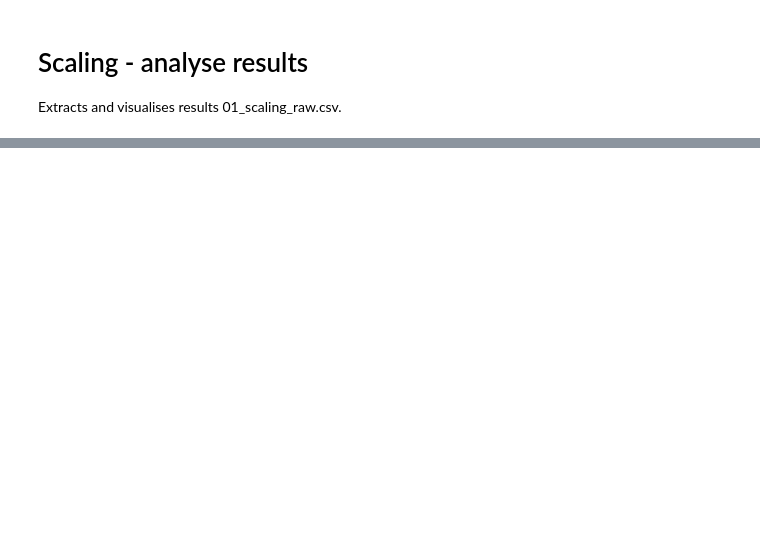
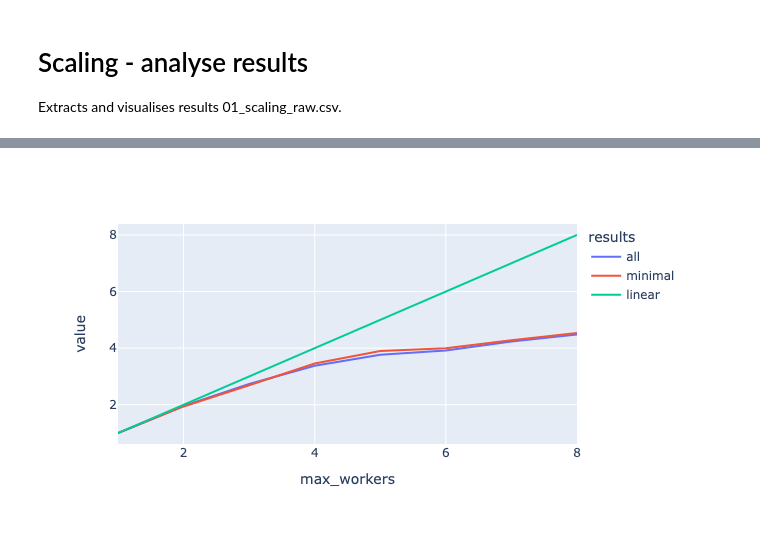
Before and after one commit to michalc/OpenTTDLab-MSc-Dissertation, a Jupyter notebook: notebooks/01_scaling_02_analyse_results.ipynb, the cells around one changed output, grey strips where cells are left out. Drawn from its saved outputs; the diff is of its cells as text; code cells hidden in the pictures; blank space fills up the shorter version.

```diff
--- a/notebooks/01_scaling_02_analyse_results.ipynb
+++ b/notebooks/01_scaling_02_analyse_results.ipynb
@@ -13,7 +16,9 @@ px.line(df_wallclock_times)
 # %%
 # Plot speedup
-df_speedups = df.loc[1] / df
-df_speedups['linear'] = df.index
+df_speedups = df_wallclock_times.loc[1] / df_wallclock_times
+df_speedups['linear'] = df_speedups.index
 px.line(df_speedups)
+# %% [output]
+[figure, added]
 # %%
 # Save runtime and speedups
```
Also changed, not shown: parts of 2 cells of this notebook, 2 other files.
